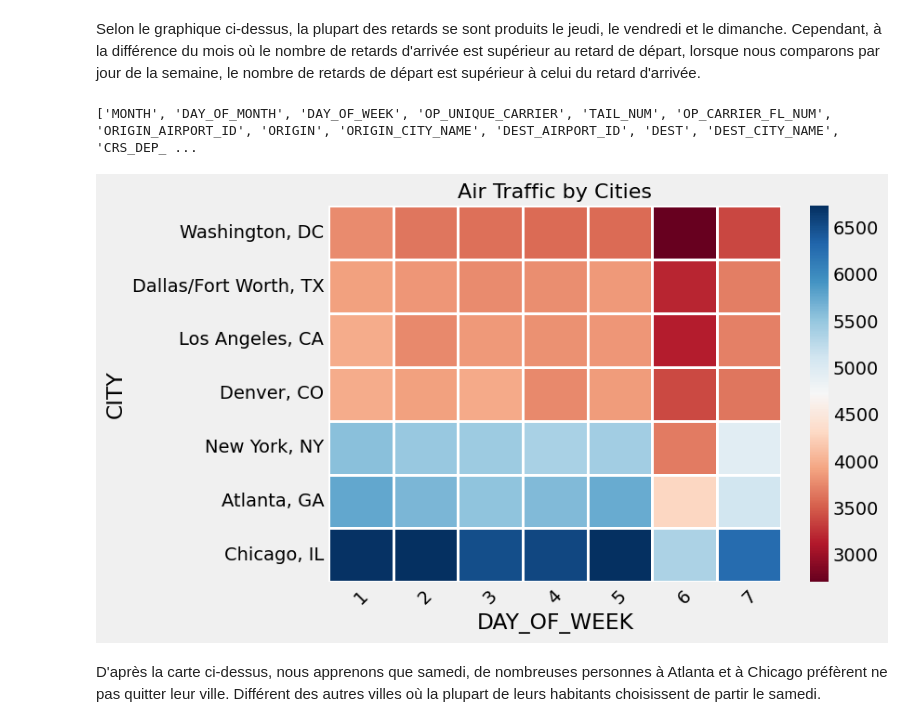
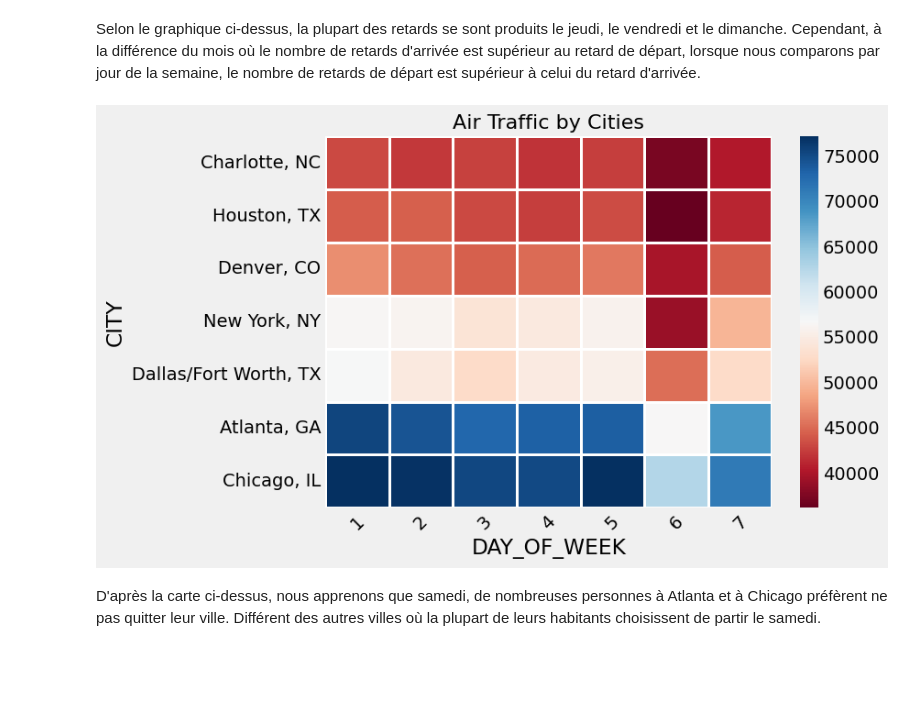
Before and after one commit to loft897/Final-Project-Jedha, a Jupyter notebook: final_project.ipynb, the cells around one changed output. Drawn from its saved outputs; the diff is of its cells as text; code cells hidden in the pictures; blank space fills up the shorter version.

Commit message:
API molels+airports_code_liste created

```diff
--- a/final_project.ipynb
+++ b/final_project.ipynb
@@ -84,7 +74,6 @@ airports.head()
 | 3 | 10299 | Anchorage International | Anchorage, AK | ANCHORAGE TED STEVENS INTERNATION... |
 | 4 | 10397 | Atlanta Municipal | Atlanta, GA | ATLANTA HARTSFIELD JACKSON INTERN... |
 # %%
-df = pd.merge(df, airports[['ORIGIN_AIRPORT_ID', 'DISPLAY_AIRPORT_NAME', 'NAME']], left_on='ORIGIN_AIRPORT_ID', right_on='ORIGIN_AIRPORT_ID')
-df = pd.merge(df, airports[['ORIGIN_AIRPORT_ID', 'DISPLAY_AIRPORT_NAME', 'NAME']], left_on='DEST_AIRPORT_ID', right_on='ORIGIN_AIRPORT_ID')
+df = pd.merge(df, airports[['ORIGIN_AIRPORT_ID','NAME']], left_on='ORIGIN_AIRPORT_ID', right_on='ORIGIN_AIRPORT_ID')
 df.head(3)
 # %% [output]
@@ -134,0 +180,32 @@ sampled_df = sampled_df.sort_values('MONTH')
+# %%
+# Remplacer les valeurs manquantes
+
+print("Treatment of missing values... ")
+
+# On récupère la vols qui ne sont pas annulés
+df = df[df['CANCELLED'] == 0]
+
+# Suppression des valeurs manquantes dans certaines features
+df.dropna(subset=['DEP_TIME', 'DEP_DELAY_NEW', 'DEP_DEL15', 'ARR_TIME', 'ARR_DELAY_NEW'], inplace=True)
+
+# Imputation des valeurs manquantes par 0
+cols_to_impute_zero = ['CARRIER_DELAY', 'WEATHER_DELAY', 'NAS_DELAY', 'SECURITY_DELAY', 'LATE_AIRCRAFT_DELAY', 'CANCELLATION_CODE']
+df[cols_to_impute_zero] = df[cols_to_impute_zero].fillna(0.0)
+
+# Imputation des valeurs manquantes de TAIL_NUM par le mode de la colonne
+mode_tail_num = df['TAIL_NUM'].mode()[0]
+df['TAIL_NUM'] = df['TAIL_NUM'].fillna(mode_tail_num)
+
+# Imputation des valeurs manquantes de ARR_TIME et DEP_TIME par la médiane de ces colonnes
+median_arr_time = df['ARR_TIME'].median()
+median_dep_time = df['DEP_TIME'].median()
+df['ARR_TIME'] = df['ARR_TIME'].fillna(median_arr_time)
+df['DEP_TIME'] = df['DEP_TIME'].fillna(median_dep_time)
+
+# Suppression des autres valeurs manquantes
+df.dropna(inplace=True)
+
+print('Done')
+print()
+print("Percentage of missing values of treatment: ")
+pd.concat([df.isnull().sum(), 100 * df.isnull().sum()/len(df)], axis=1).rename(columns={0:'Missing Records', 1:'Percentage (%)'})
@@ -338,9 +366,9 @@ Selon le graphique ci-dessus, du lundi au vendredi, le nombre de vols est simila
 # %%
 # Percentage of delay per month
 
-sampled_df['DEP_DELAY'] = np.where(sampled_df.DEP_DELAY_NEW>0,1,0)
-sampled_df['ARR_DELAY'] = np.where(sampled_df.ARR_DELAY_NEW>0,1,0)
-df_m = sampled_df.groupby('MONTH').DEP_DELAY_NEW.mean().round(2)
+df['DEP_DELAY'] = np.where(df.DEP_DELAY_NEW>0,1,0)
+df['ARR_DELAY'] = np.where(df.ARR_DELAY_NEW>0,1,0)
+df_m = df.groupby('MONTH').DEP_DELAY_NEW.mean().round(2)
 
 df_m.index = df_m.index.map(months)
 trace1 = go.Bar(
@@ -352,7 +380,7 @@ trace1 = go.Bar(
     )
 )
 
-df_m = sampled_df.groupby('MONTH').ARR_DELAY_NEW.mean().round(2)
+df_m = df.groupby('MONTH').ARR_DELAY_NEW.mean().round(2)
 df_m.index = df_m.index.map(months)
 
 trace2 = go.Bar(
@@ -411,26 +439,22 @@ fig = go.Figure(data=data, layout=layout)
 py.iplot(fig)
 # %% [markdown]
 Selon le graphique ci-dessus, la plupart des retards se sont produits le jeudi, le vendredi et le dimanche. Cependant, à la différence du mois où le nombre de retards d'arrivée est supérieur au retard de départ, lorsque nous comparons par jour de la semaine, le nombre de retards de départ est supérieur à celui du retard d'arrivée.
-# %%
-print(list_columns)
-# %% [output]
-['MONTH', 'DAY_OF_MONTH', 'DAY_OF_WEEK', 'OP_UNIQUE_CARRIER', 'TAIL_NUM', 'OP_CARRIER_FL_NUM', 'ORIGIN_AIRPORT_ID', 'ORIGIN', 'ORIGIN_CITY_NAME', 'DEST_AIRPORT_ID', 'DEST', 'DEST_CITY_NAME', 'CRS_DEP_ ...
 # %%
 # Air traffic by city
 
-flight_volume = sampled_df.pivot_table(index="ORIGIN_CITY_NAME",columns="DAY_OF_WEEK",values="DAY_OF_MONTH",aggfunc=lambda x:x.count())
+flight_volume = df.pivot_table(index="ORIGIN_CITY_NAME",columns="DAY_OF_WEEK",values="DAY_OF_MONTH",aggfunc=lambda x:x.count())
 fv = flight_volume.sort_values(by=1, ascending=False)[:7]
 fv = fv.iloc[::-1]
 
 fig = plt.figure(figsize=(7, 5))
 sns.heatmap(fv, cmap='RdBu',linecolor="w", linewidths=2)
 
 plt.title('Air Traffic by Cities',size=16)
 plt.ylabel('CITY')
 plt.xticks(rotation=45)
 plt.show()
 # %% [output]
-[figure, old version]
+[figure, new version]
 # %% [markdown]
 D'après la carte ci-dessus, nous apprenons que samedi, de nombreuses personnes à Atlanta et à Chicago préfèrent ne pas quitter leur ville. Différent des autres villes où la plupart de leurs habitants choisissent de partir le samedi.
 # %%
```
Also changed, not shown: parts of 69 cells of this notebook, 8 other files.
